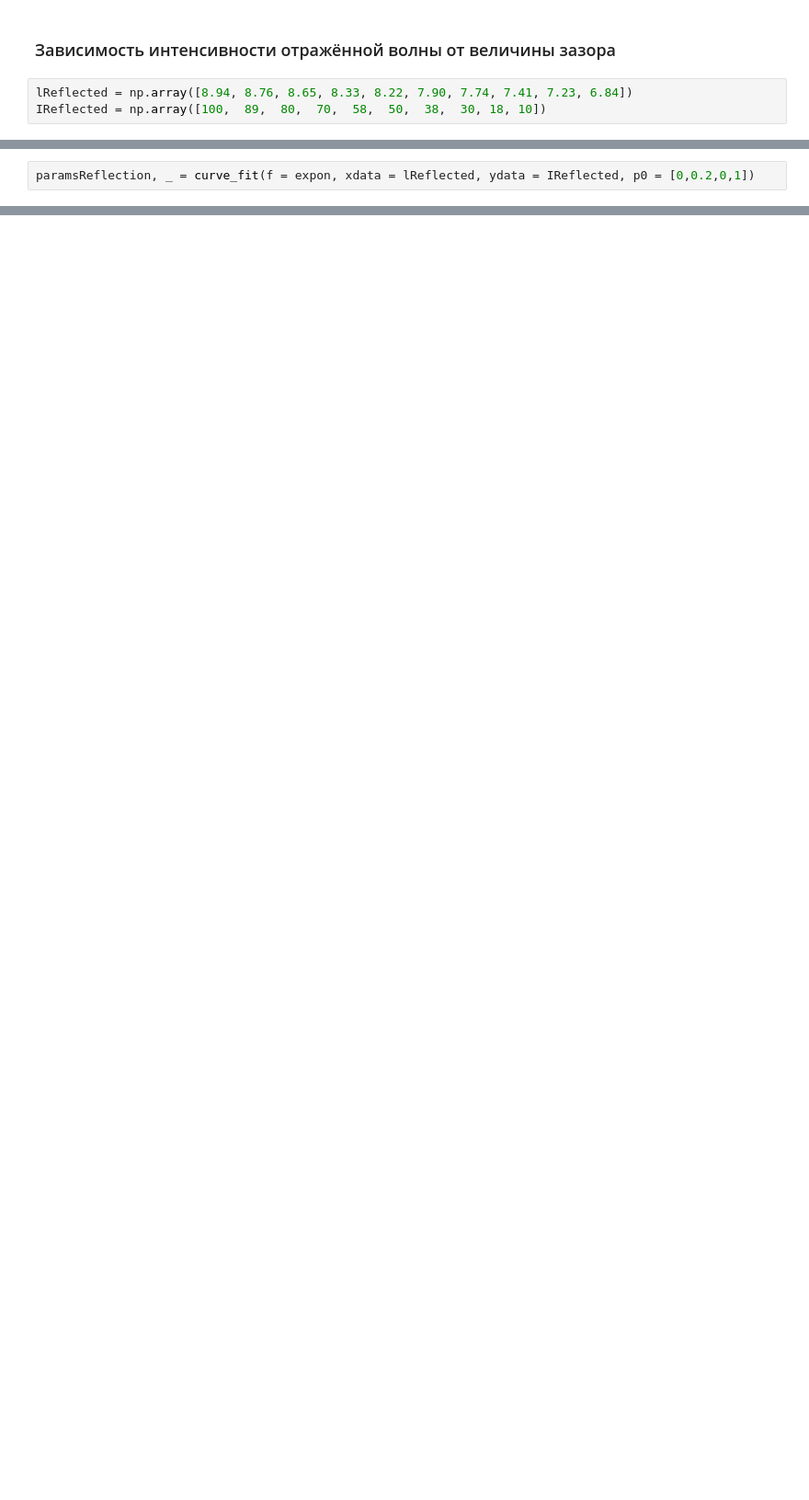
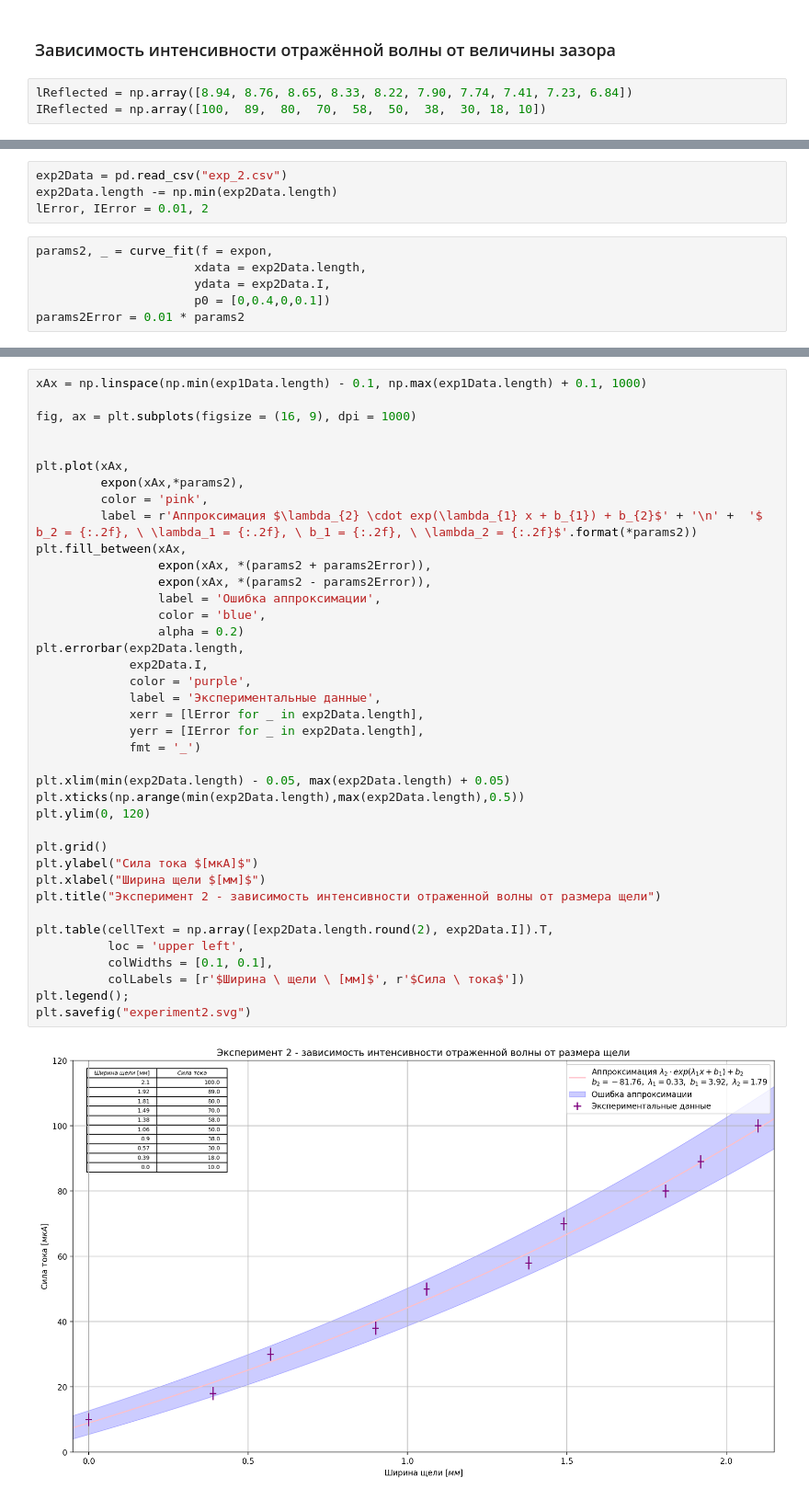
Before and after one commit to ShmakovVladimir/Labs, a Jupyter notebook: Оптика/Туннелирование/main.ipynb, the cells around one changed output, grey strips where cells are left out. Shown: that part at 92% size. Cells and saved outputs as stored; diff of their text form; blank space fills up the shorter version.

```diff
--- a/Оптика/Туннелирование/main.ipynb
+++ b/Оптика/Туннелирование/main.ipynb
@@ -70,2 +75,10 @@ lReflected -= np.min(lReflected)
+# %%
+exp2Data = pd.read_csv("exp_2.csv")
+exp2Data.length -= np.min(exp2Data.length)
+lError, IError = 0.01, 2
 # %%
-paramsReflection, _ = curve_fit(f = expon, xdata = lReflected, ydata = IReflected, p0 = [0,0.2,0,1])
+params2, _ = curve_fit(f = expon,
+                      xdata = exp2Data.length,
+                      ydata = exp2Data.I,
+                      p0 = [0,0.4,0,0.1])
+params2Error = 0.01 * params2
@@ -111,0 +85,41 @@ plt.xlim(0,3)
+# %%
+xAx = np.linspace(np.min(exp1Data.length) - 0.1, np.max(exp1Data.length) + 0.1, 1000)
+
+fig, ax = plt.subplots(figsize = (16, 9), dpi = 1000)
+
+
+plt.plot(xAx,
+         expon(xAx,*params2),
+         color = 'pink',
+         label = r'Аппроксимация $\lambda_{2} \cdot exp(\lambda_{1} x + b_{1}) + b_{2}$' + '\n' +  '$ b_2 = {:.2f}, \ \lambda_1 = {:.2f}, \ b_1 = {:.2f}, \ \lambda_2 = {:.2f}$'.format(*params2))
+plt.fill_between(xAx,
+                 expon(xAx, *(params2 + params2Error)),
+                 expon(xAx, *(params2 - params2Error)),
+                 label = 'Ошибка аппроксимации',
+                 color = 'blue',
+                 alpha = 0.2)
+plt.errorbar(exp2Data.length,
+             exp2Data.I,
+             color = 'purple',
+             label = 'Экспериментальные данные',
+             xerr = [lError for _ in exp2Data.length],
+             yerr = [IError for _ in exp2Data.length],
+             fmt = '_')
+
+plt.xlim(min(exp2Data.length) - 0.05, max(exp2Data.length) + 0.05)
+plt.xticks(np.arange(min(exp2Data.length),max(exp2Data.length),0.5))
+plt.ylim(0, 120)
+
+plt.grid()
+plt.ylabel("Сила тока $[мкА]$")
+plt.xlabel("Ширина щели $[мм]$")
+plt.title("Эксперимент 2 - зависимость интенсивности отраженной волны от размера щели")
+
+plt.table(cellText = np.array([exp2Data.length.round(2), exp2Data.I]).T,
+          loc = 'upper left',
+          colWidths = [0.1, 0.1],
+          colLabels = [r'$Ширина \ щели \ [мм]$', r'$Сила \ тока$'])
+plt.legend();
+plt.savefig("experiment2.svg")
+# %% [output]
+[figure, added]
```
Also changed, not shown: parts of 17 cells of this notebook, 20 other files.
